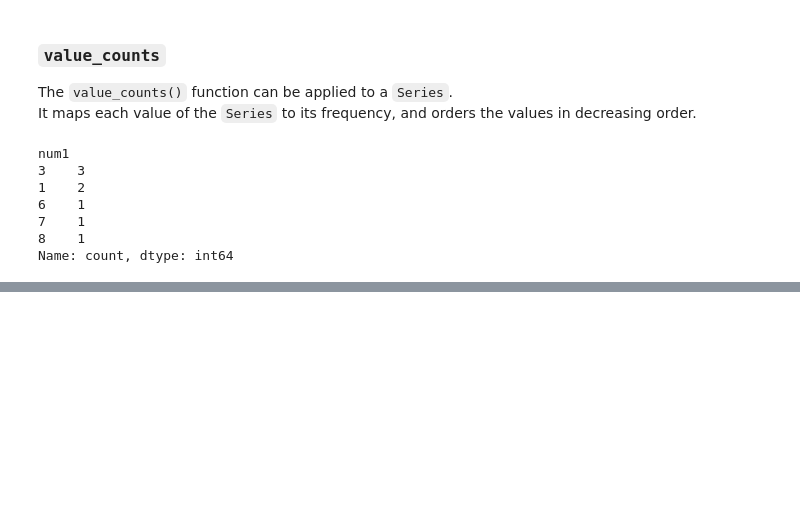
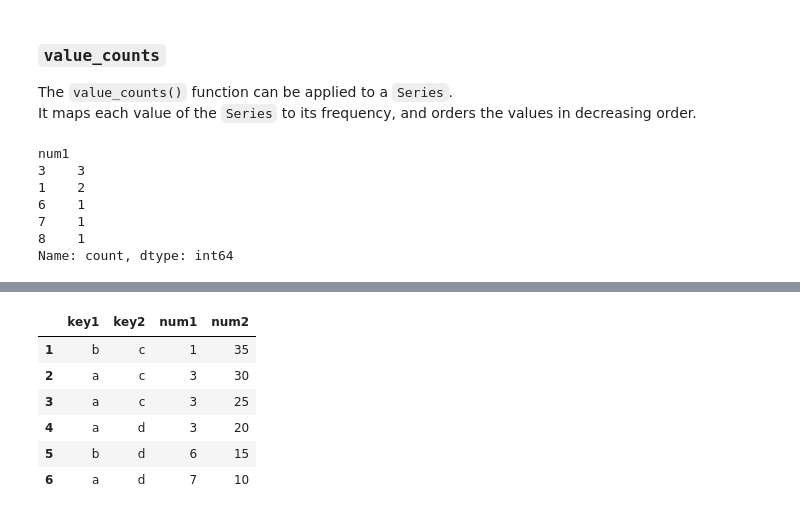
Before and after one commit to F-Badger/l2, a Jupyter notebook: COMP2271 Data Science/Data Cleaning and Analytics.ipynb, the cells around one changed output, grey strips where cells are left out. Saved outputs shown, nothing was run; the diff lists cells and outputs as text; code cells hidden in the pictures; blank space fills up the shorter version.

```diff
--- a/COMP2271 Data Science/Data Cleaning and Analytics.ipynb
+++ b/COMP2271 Data Science/Data Cleaning and Analytics.ipynb
@@ -1111,0 +1200,8 @@ Name: count, dtype: int64
+# %%
+def map_to_class(num):
+    return num // 10 # group number by their tens
+
+num2_col = freq_test["num2"]
+num2_col_classes = num2_col.map(map_to_class) # new series with corresponding classes
+
+num2_col_classes
@@ -1111,0 +1218,3 @@ Name: count, dtype: int64
+# %%
+val_counts = num2_col_classes.value_counts()
+val_counts
@@ -1111,0 +1229,3 @@ Name: count, dtype: int64
+# %%
+val_reduced=val_counts[val_counts>1]
+val_reduced
@@ -1111,0 +1238,3 @@ Name: count, dtype: int64
+# %%
+freq_mask = num2_col_classes.isin(val_reduced.index) # the values corresponding to non-outliers are True
+freq_mask
@@ -1111,0 +1251,11 @@ Name: count, dtype: int64
+# %%
+freq_test_rm = freq_test[freq_mask]
+freq_test_rm
+# %% [output]
+|  | key1 | key2 | num1 | num2 |
+| 1 | b | c | 1 | 35 |
+| 2 | a | c | 3 | 30 |
+| 3 | a | c | 3 | 25 |
+| 4 | a | d | 3 | 20 |
+| 5 | b | d | 6 | 15 |
+| 6 | a | d | 7 | 10 |
```
Also changed, not shown: parts of 21 cells of this notebook, 31 other files.
